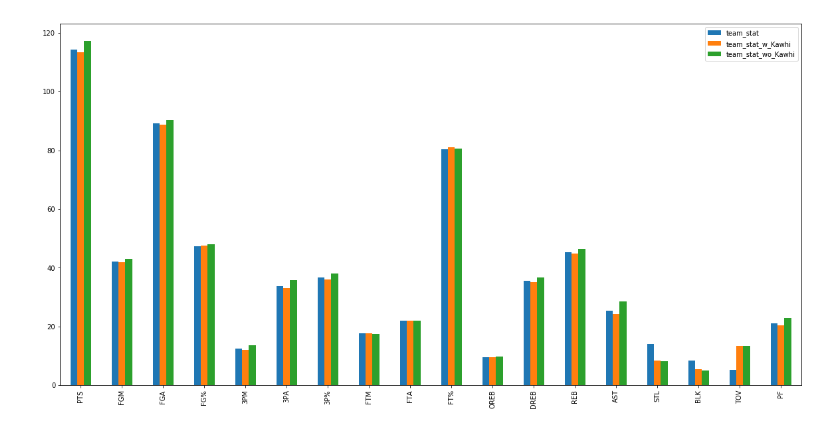
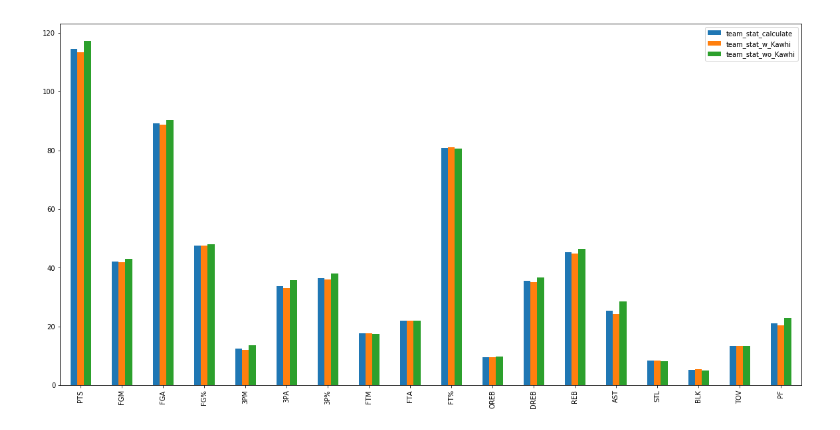
Before and after one commit to YangZhou123/nba_project, a Jupyter notebook: data_analsis_kawhi/data analysis - raptors' performance w vs wo kawhi.ipynb, the cells around one changed output. Saved outputs shown, nothing was run; the diff lists cells and outputs as text; code cells hidden in the pictures.

```diff
--- a/data_analsis_kawhi/data analysis - raptors' performance w vs wo kawhi.ipynb
+++ b/data_analsis_kawhi/data analysis - raptors' performance w vs wo kawhi.ipynb
@@ -58,0 +119,3 @@ import matplotlib.pyplot as plt
+# %%
+df_team_stat_cal = pd.DataFrame(df_t.mean()).rename(index=str, columns={0: "team_stat_calculate"})
+res_cal = pd.concat([df_team_stat_cal,team_stat_df_w_Kawhi,team_stat_df_wo_Kawhi],axis=1, sort=False).drop(['MIN'])
@@ -59,4 +142,4 @@ import matplotlib.pyplot as plt
 # %%
-res.plot.bar(figsize=(20,10));
+res_cal.plot.bar(figsize=(20,10));
 # %% [output]
-[figure, old version]
+[figure, new version]
```
Also changed, not shown: parts of 41 cells of this notebook.
